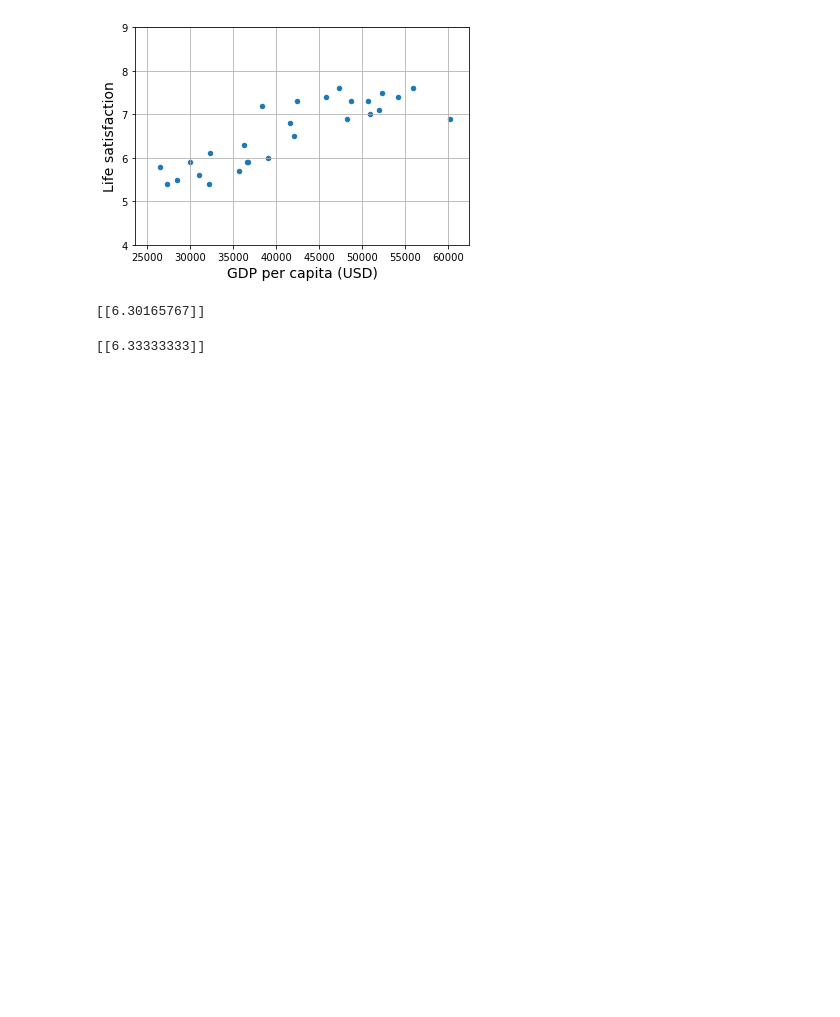
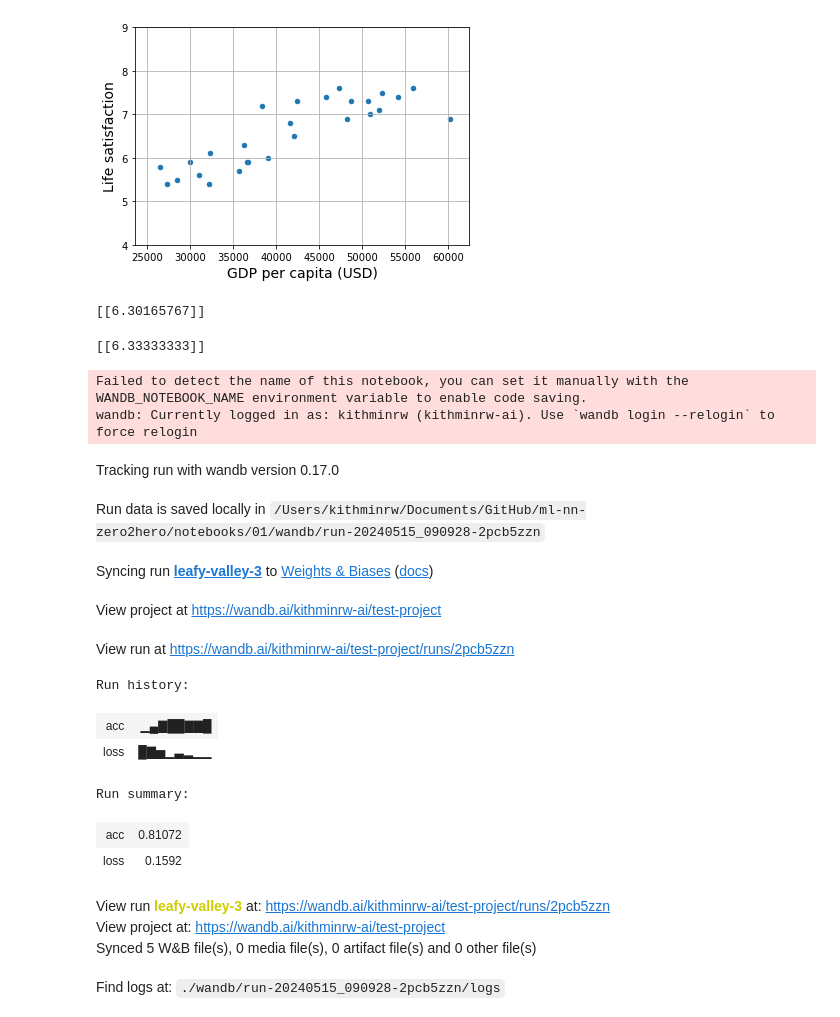
Before and after one commit to kithminrw/ml-nn-zero2hero, a Jupyter notebook: _build/jupyter_execute/notebooks/01/NB_1_1.ipynb, the cells around one changed output. Cells and saved outputs as stored; diff of their text form; code cells hidden in the pictures; blank space fills up the shorter version.

```diff
--- a/_build/jupyter_execute/notebooks/01/NB_1_1.ipynb
+++ b/_build/jupyter_execute/notebooks/01/NB_1_1.ipynb
@@ -72,3 +72,51 @@ model.fit(X, y)
 print(model.predict(X_new)) # outputs [[6.33333333]]
 # %% [output]
 [[6.33333333]]
+# %%
+import wandb
+import random
+
+# start a new wandb run to track this script
+wandb.init(
+    # set the wandb project where this run will be logged
+    project="test-project",
+
+    # track hyperparameters and run metadata
+    config={
+    "learning_rate": 0.02,
+    "architecture": "CNN",
+    "dataset": "CIFAR-100",
+    "epochs": 10,
+    }
+)
+
+# simulate training
+epochs = 10
+offset = random.random() / 5
+for epoch in range(2, epochs):
+    acc = 1 - 2 ** -epoch - random.random() / epoch - offset
+    loss = 2 ** -epoch + random.random() / epoch + offset
+
+    # log metrics to wandb
+    wandb.log({"acc": acc, "loss": loss})
+
+# [optional] finish the wandb run, necessary in notebooks
+wandb.finish()
+# %% [output]
+Failed to detect the name of this notebook, you can set it manually with the WANDB_NOTEBOOK_NAME environment variable to enable code saving.
+wandb: Currently logged in as: kithminrw (kithminrw-ai). Use `wandb login --relogin` to force relogin
+Tracking run with wandb version 0.17.0
+Run data is saved locally in /Users/kithminrw/Documents/GitHub/ml-nn-zero2hero/notebooks/01/wandb/run-20240515_090928-2pcb5zzn
+Syncing run leafy-valley-3 to Weights & Biases (docs)
+View project at https://wandb.ai/kithminrw-ai/test-project
+View run at https://wandb.ai/kithminrw-ai/test-project/runs/2pcb5zzn
+Run history:
+| acc | ▁▄▇██▇▇█ |
+| loss | █▇▅▁▃▂▁▁ |
+Run summary:
+| acc | 0.81072 |
+| loss | 0.1592 |
+View run leafy-valley-3 at: https://wandb.ai/kithminrw-ai/test-project/runs/2pcb5zzn
+View project at: https://wandb.ai/kithminrw-ai/test-project
+Synced 5 W&B file(s), 0 media file(s), 0 artifact file(s) and 0 other file(s)
+Find logs at: ./wandb/run-20240515_090928-2pcb5zzn/logs
```
Also changed, not shown: 13 other files.
